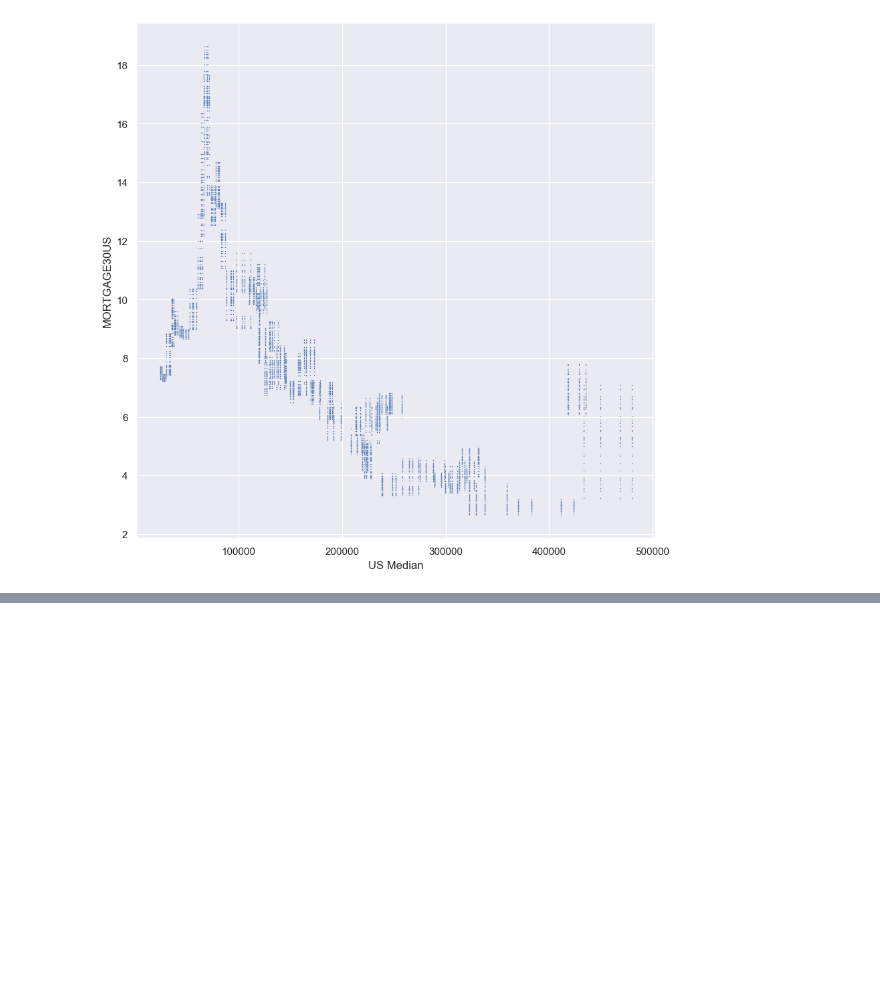
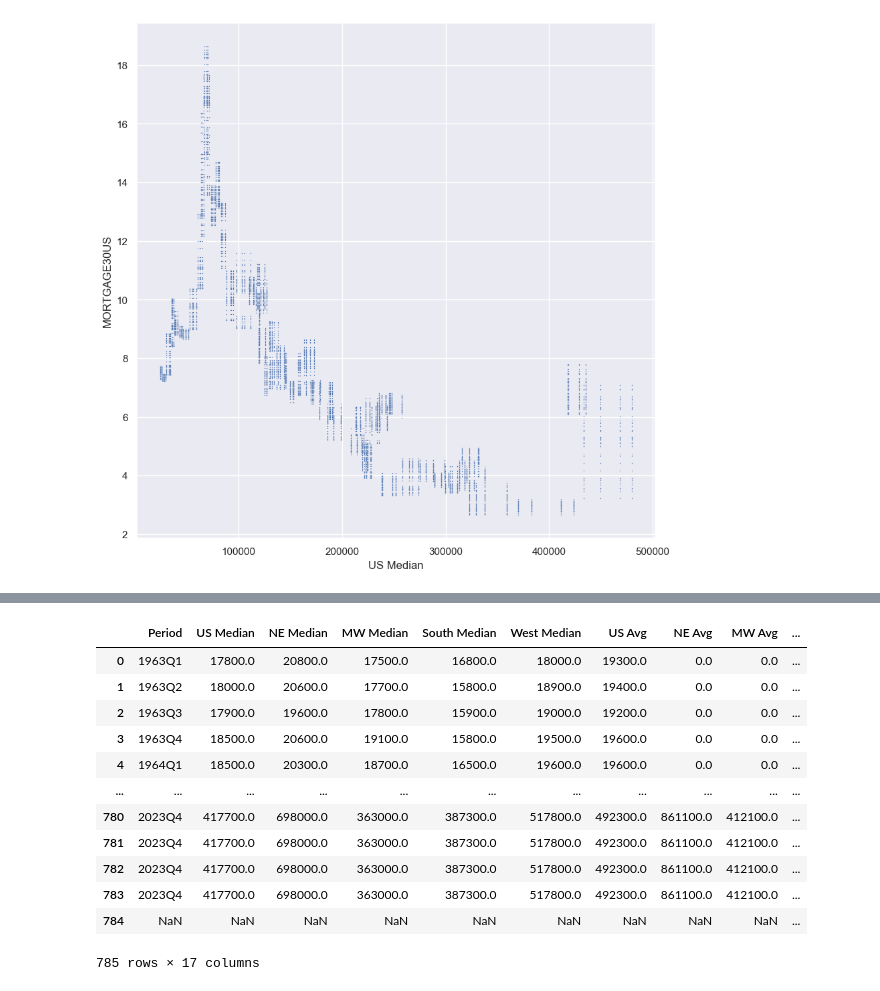
Before and after one commit to mwestonjr/Capstone, a Jupyter notebook: avg_home_sales.ipynb, the cells around one changed output, grey strips where cells are left out. Cells and saved outputs as stored; diff of their text form; code cells hidden in the pictures; blank space fills up the shorter version.

```diff
--- a/avg_home_sales.ipynb
+++ b/avg_home_sales.ipynb
@@ -579,3 +620,5 @@ sns.scatterplot(data = fixed_value_merge,
 # %% [output]
 <Axes: xlabel='US Median', ylabel='MORTGAGE30US'>
 [figure]
+# %%
+median_weekly = pd.read_csv('../capstone/data/median_weekly_earnings.csv')
@@ -581,0 +643,3 @@ sns.scatterplot(data = fixed_value_merge,
+# %%
+median_weekly[["Month", "Day", "Year"]] = median_weekly['DATE'].str.split('/', expand = True)
+median_weekly
@@ -581,0 +676,20 @@ sns.scatterplot(data = fixed_value_merge,
+# %%
+wages_merge = pd.merge(value_by_quarter, median_weekly,
+                       left_on ='Year', right_on = 'Year',
+                       how = 'outer')
+# %%
+wages_merge
+# %% [output]
+|  | Period | US Median | NE Median | MW Median | South Median | West Median | US Avg | NE Avg | MW Avg | ... |
+| 0 | 1963Q1 | 17800.0 | 20800.0 | 17500.0 | 16800.0 | 18000.0 | 19300.0 | 0.0 | 0.0 | ... |
+| 1 | 1963Q2 | 18000.0 | 20600.0 | 17700.0 | 15800.0 | 18900.0 | 19400.0 | 0.0 | 0.0 | ... |
+| 2 | 1963Q3 | 17900.0 | 19600.0 | 17800.0 | 15900.0 | 19000.0 | 19200.0 | 0.0 | 0.0 | ... |
+| 3 | 1963Q4 | 18500.0 | 20600.0 | 19100.0 | 15800.0 | 19500.0 | 19600.0 | 0.0 | 0.0 | ... |
+| 4 | 1964Q1 | 18500.0 | 20300.0 | 18700.0 | 16500.0 | 19600.0 | 19600.0 | 0.0 | 0.0 | ... |
+| ... | ... | ... | ... | ... | ... | ... | ... | ... | ... | ... |
+| 780 | 2023Q4 | 417700.0 | 698000.0 | 363000.0 | 387300.0 | 517800.0 | 492300.0 | 861100.0 | 412100.0 | ... |
+| 781 | 2023Q4 | 417700.0 | 698000.0 | 363000.0 | 387300.0 | 517800.0 | 492300.0 | 861100.0 | 412100.0 | ... |
+| 782 | 2023Q4 | 417700.0 | 698000.0 | 363000.0 | 387300.0 | 517800.0 | 492300.0 | 861100.0 | 412100.0 | ... |
+| 783 | 2023Q4 | 417700.0 | 698000.0 | 363000.0 | 387300.0 | 517800.0 | 492300.0 | 861100.0 | 412100.0 | ... |
+| 784 | NaN | NaN | NaN | NaN | NaN | NaN | NaN | NaN | NaN | ... |
+785 rows × 17 columns
```
Also changed, not shown: parts of 27 cells of this notebook, 3 other files.
